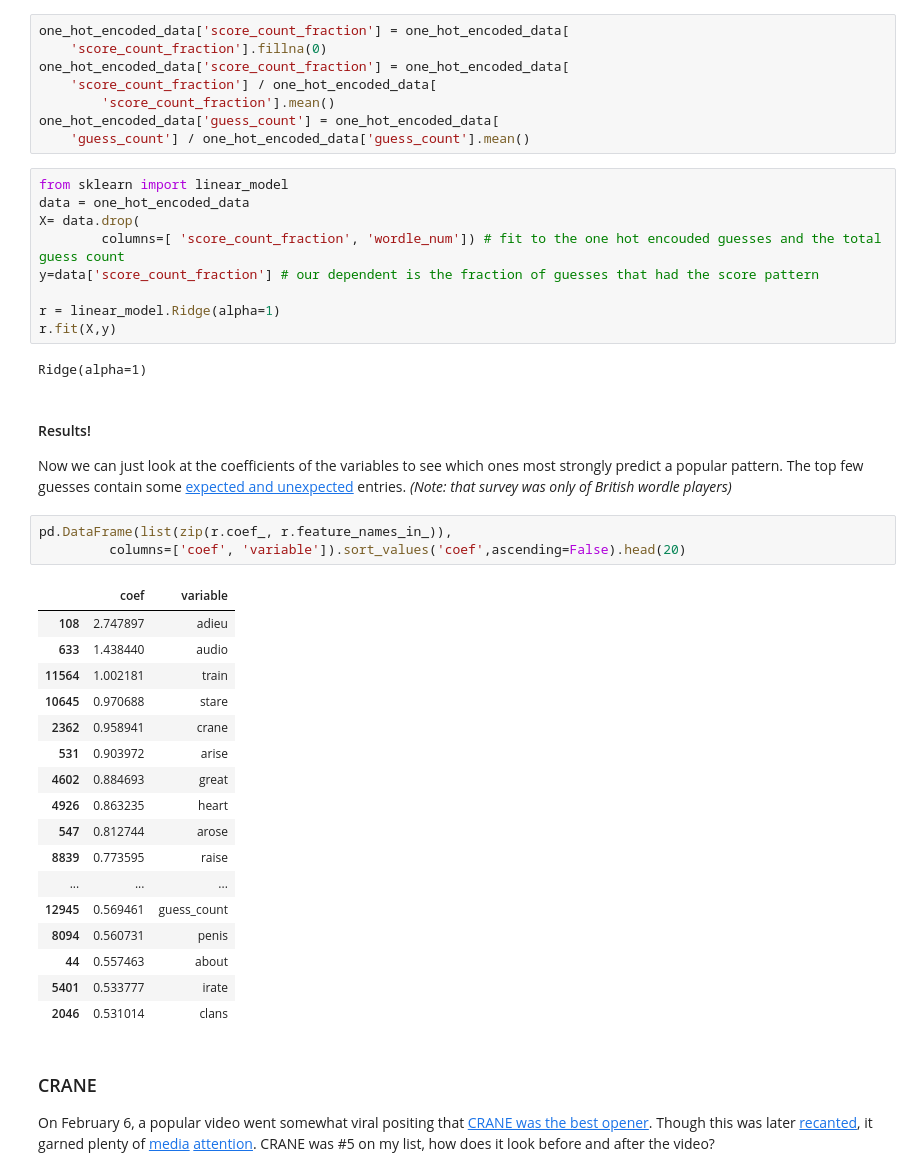
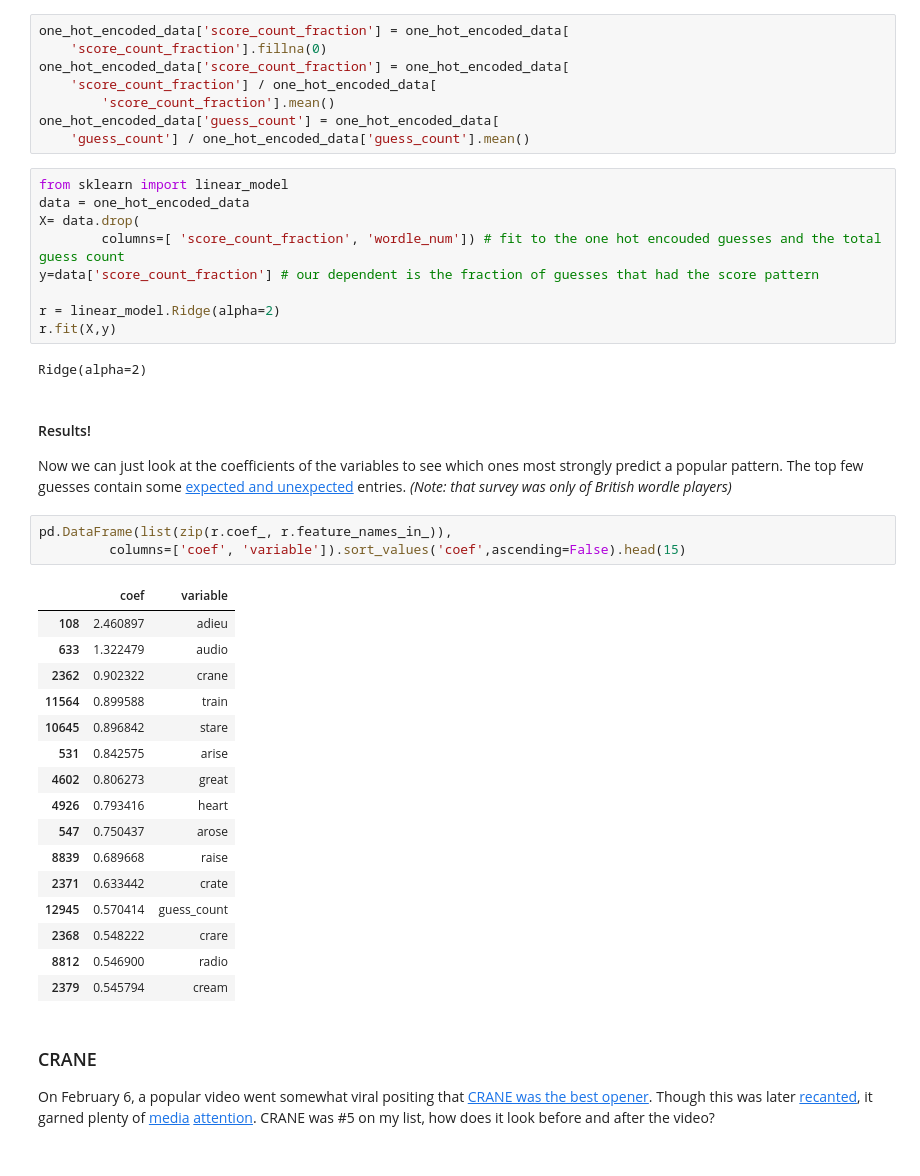
Before and after one commit to astrowonk/TwitterWordle, a Jupyter notebook: Popular Wordle Openers.ipynb, the cells around one changed output. Drawn from its saved outputs; the diff is of its cells as text.

```diff
--- a/Popular Wordle Openers.ipynb
+++ b/Popular Wordle Openers.ipynb
@@ -162,35 +162,34 @@ X= data.drop(
         columns=[ 'score_count_fraction', 'wordle_num']) # fit to the one hot encouded guesses and the total guess count
 y=data['score_count_fraction'] # our dependent is the fraction of guesses that had the score pattern
 
-r = linear_model.Ridge(alpha=1)
+r = linear_model.Ridge(alpha=2)
 r.fit(X,y)
 # %% [output]
-Ridge(alpha=1)
+Ridge(alpha=2)
 # %% [markdown]
 #### Results!
 
 Now we can just look at the coefficients of the variables to see which ones most strongly predict a popular pattern. The top few guesses contain some [expected and unexpected](https://yougov.co.uk/topics/entertainment/articles-reports/2022/02/03/wordle-starter-words-hard-mode-and-x6-how-are-brit) entries. _(Note: that survey was only of British wordle players)_
 # %%
 pd.DataFrame(list(zip(r.coef_, r.feature_names_in_)),
-         columns=['coef', 'variable']).sort_values('coef',ascending=False).head(20)
+         columns=['coef', 'variable']).sort_values('coef',ascending=False).head(15)
 # %% [output]
 |  | coef | variable |
-| 108 | 2.747897 | adieu |
-| 633 | 1.438440 | audio |
-| 11564 | 1.002181 | train |
-| 10645 | 0.970688 | stare |
-| 2362 | 0.958941 | crane |
-| 531 | 0.903972 | arise |
-| 4602 | 0.884693 | great |
-| 4926 | 0.863235 | heart |
-| 547 | 0.812744 | arose |
-| 8839 | 0.773595 | raise |
-| ... | ... | ... |
-| 12945 | 0.569461 | guess_count |
-| 8094 | 0.560731 | penis |
-| 44 | 0.557463 | about |
-| 5401 | 0.533777 | irate |
-| 2046 | 0.531014 | clans |
+| 108 | 2.460897 | adieu |
+| 633 | 1.322479 | audio |
+| 2362 | 0.902322 | crane |
+| 11564 | 0.899588 | train |
+| 10645 | 0.896842 | stare |
+| 531 | 0.842575 | arise |
+| 4602 | 0.806273 | great |
+| 4926 | 0.793416 | heart |
+| 547 | 0.750437 | arose |
+| 8839 | 0.689668 | raise |
+| 2371 | 0.633442 | crate |
+| 12945 | 0.570414 | guess_count |
+| 2368 | 0.548222 | crare |
+| 8812 | 0.546900 | radio |
+| 2379 | 0.545794 | cream |
 # %% [markdown]
 ### CRANE
 
```
Also changed, not shown: parts of 10 cells of this notebook.
